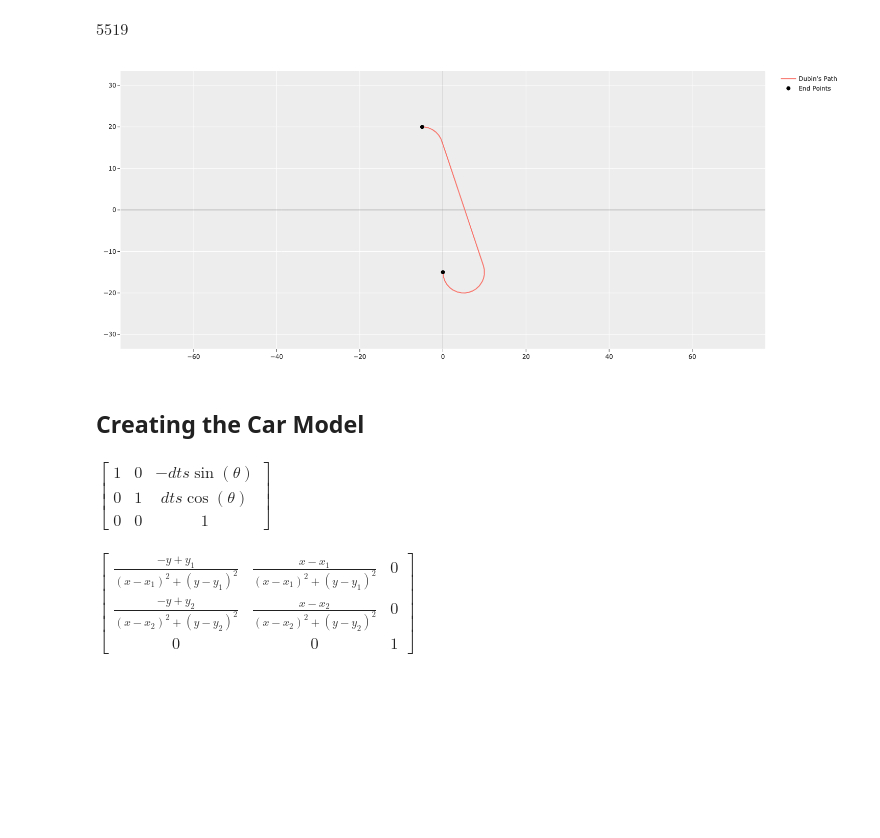
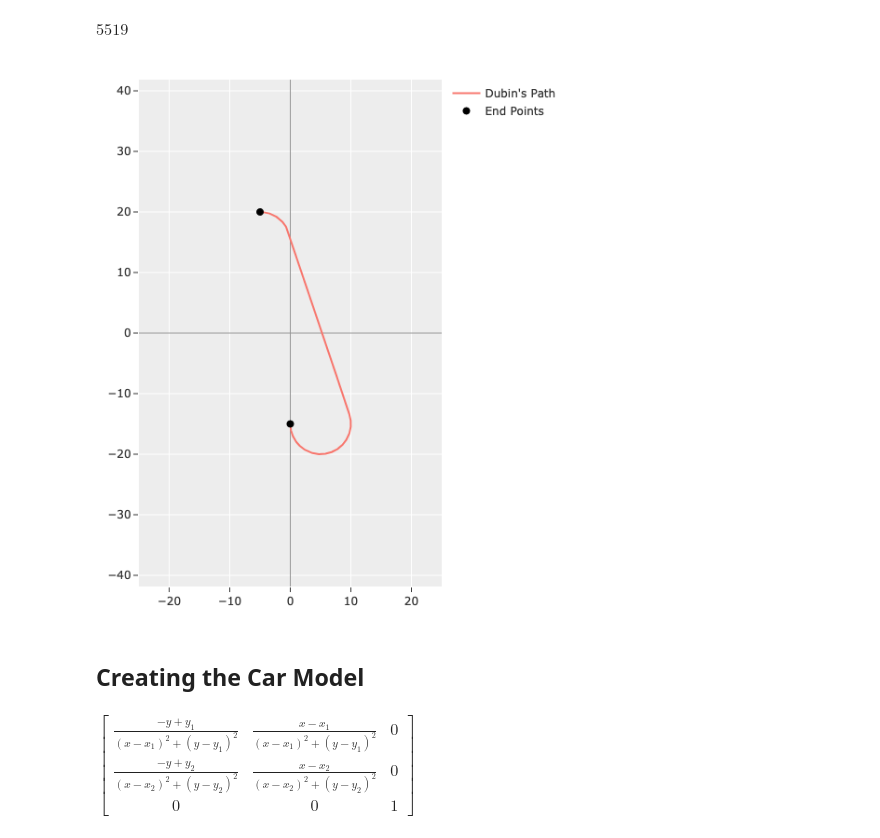
Before and after one commit to mschrader15/AEM591-Projects, a Jupyter notebook: project-4/proj_4.ipynb, the cells around one changed output. Saved outputs shown, nothing was run; the diff lists cells and outputs as text; code cells hidden in the pictures; blank space fills up the shorter version.

```diff
--- a/project-4/proj_4.ipynb
+++ b/project-4/proj_4.ipynb
@@ -40,5 +47,5 @@ turning_radius = R
 step_size = dt
 
 path = dubins.shortest_path(q0, q1, R)
-configurations, x = path.sample_many(step_size)
+optimal_path, x = path.sample_many(step_size)
 # %%
@@ -91,9 +98,9 @@ def plot_dubin(*args):
 
     return fig
 # %%
-plot_dubin(["Dubin's Path", "lines", configurations]).show()
+plot_dubin(["Dubin's Path", "lines", optimal_path]).show()
 # %% [output]
-[figure, old version]
+[figure, new version]
 # %% [markdown]
 ## Creating the Car Model
 # %%
@@ -108,9 +115,6 @@ a = Matrix([
 ])
 
 A = a.jacobian(Matrix([x, y, theta]))
-A
-# %% [output]
-$\displaystyle \left[\begin{matrix}1 & 0 & - dt s \sin{\left(\theta \right)}\\0 & 1 & dt s \cos{\left(\theta \right)}\\0 & 0 & 1\end{matrix}\right]$
 # %%
 y_1, x_1, y_2, x_2 = symbols('y_1, x_1, y_2, x_2')
 b = Matrix([
```
Also changed, not shown: parts of 39 cells of this notebook, 1 other file.
